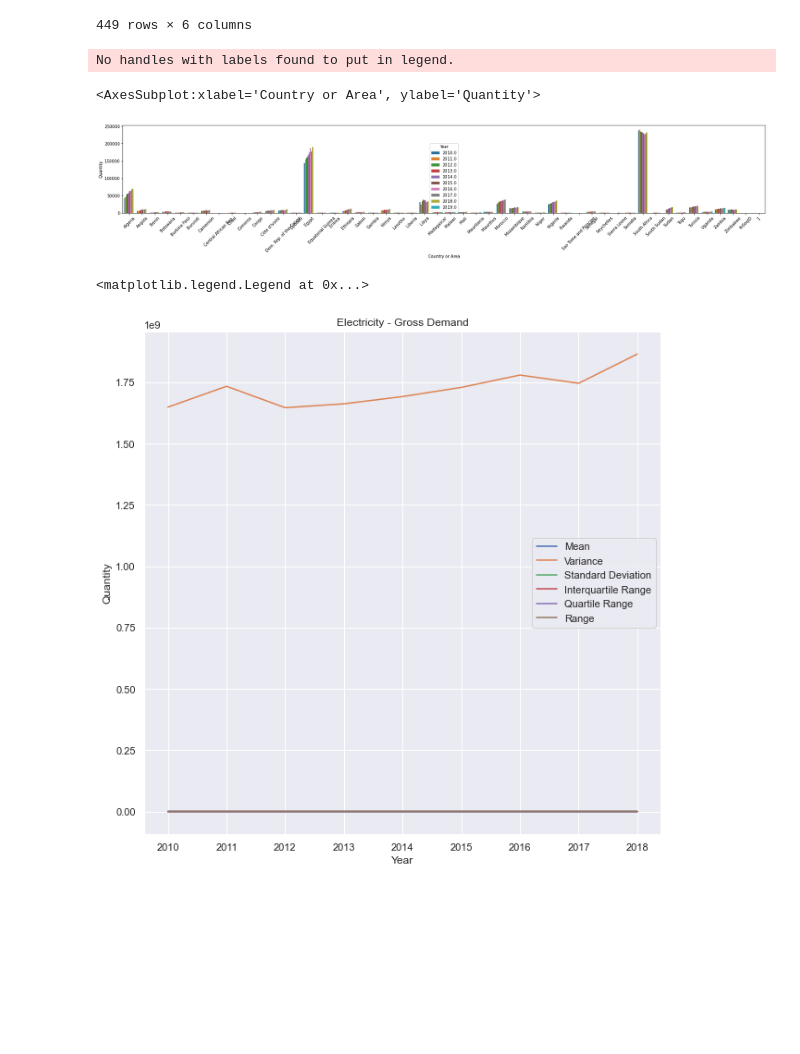
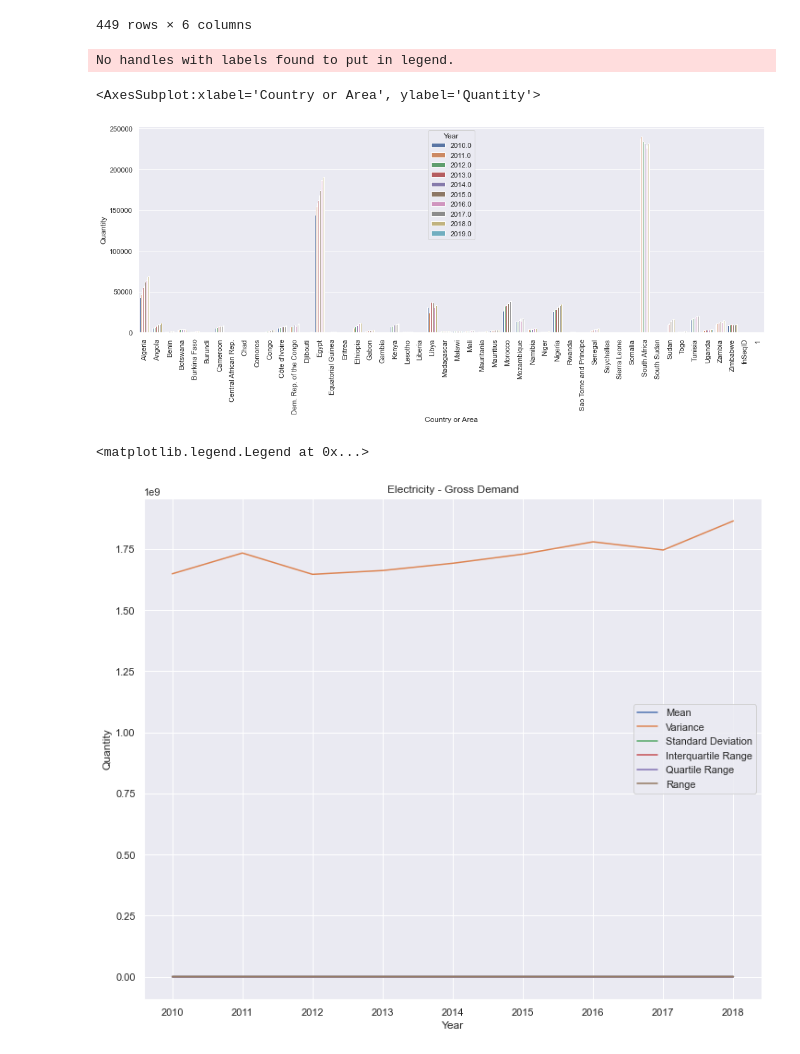
Before and after one commit to VictorNdukwe/electricity--grossdemand, a Jupyter notebook: Electricity - Gross Demand.ipynb, the cells around one changed output. Saved outputs shown, nothing was run; the diff lists cells and outputs as text; code cells hidden in the pictures; blank space fills up the shorter version.

```diff
--- a/Electricity - Gross Demand.ipynb
+++ b/Electricity - Gross Demand.ipynb
@@ -41,33 +41,33 @@ memory usage: 21.2+ KB
 # %%
 import pandas as pd
 import matplotlib.pyplot as plt
 import seaborn as sns
 grossdemand = pd.read_csv('electricity - gross demand.csv')
 
 plt.gca().margins(x=0)
 plt.gcf().canvas.draw()
 tl = plt.gca().get_xticklabels()
 maxsize = max([t.get_window_extent().width for t in tl])
 m = 0.5 # inch margin
-s = maxsize/plt.gcf().dpi*60+2*m
+s = maxsize/plt.gcf().dpi*40+2*m
 margin = m/plt.gcf().get_size_inches()[0]
 
 plt.gcf().subplots_adjust(left=margin, right=1.-margin)
-plt.gcf().set_size_inches(s, plt.gcf().get_size_inches()[1])
-plt.xticks(rotation=45)
+plt.gcf().set_size_inches(s, plt.gcf().get_size_inches()[0])
+plt.xticks(rotation=90)
 
 
 
 
 
 plt.legend(loc='upper right')
 sns.barplot(grossdemand['Country or Area'],grossdemand['Quantity'],  grossdemand['Year'])
 # %% [output]
 No handles with labels found to put in legend.
 <AxesSubplot:xlabel='Country or Area', ylabel='Quantity'>
-[figure, old version]
+[figure, new version]
 # %%
-plt.figure(figsize=(10,10))
+plt.figure(figsize=(12,10))
 
 def interquartile_range(sample):
     q3, q1 = np.percentile(sample, [75 ,25])
@@ -100,4 +100,4 @@ create_plot(_range, 'Range')
 plt.legend(loc='best')
 # %% [output]
 <matplotlib.legend.Legend at 0x...>
-[figure, old version]
+[figure, new version]
```
